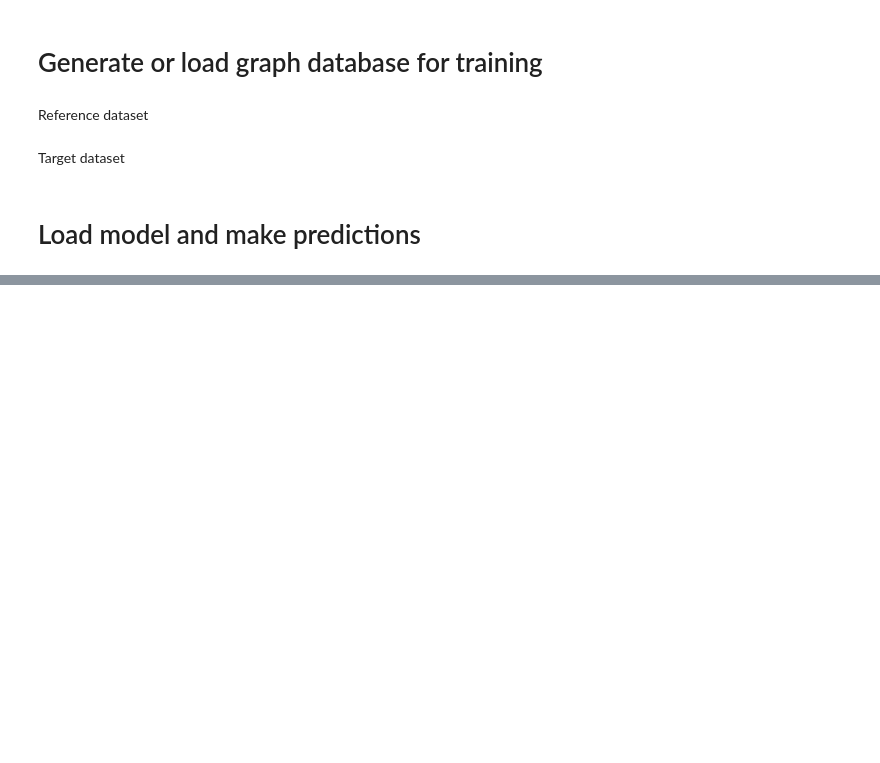
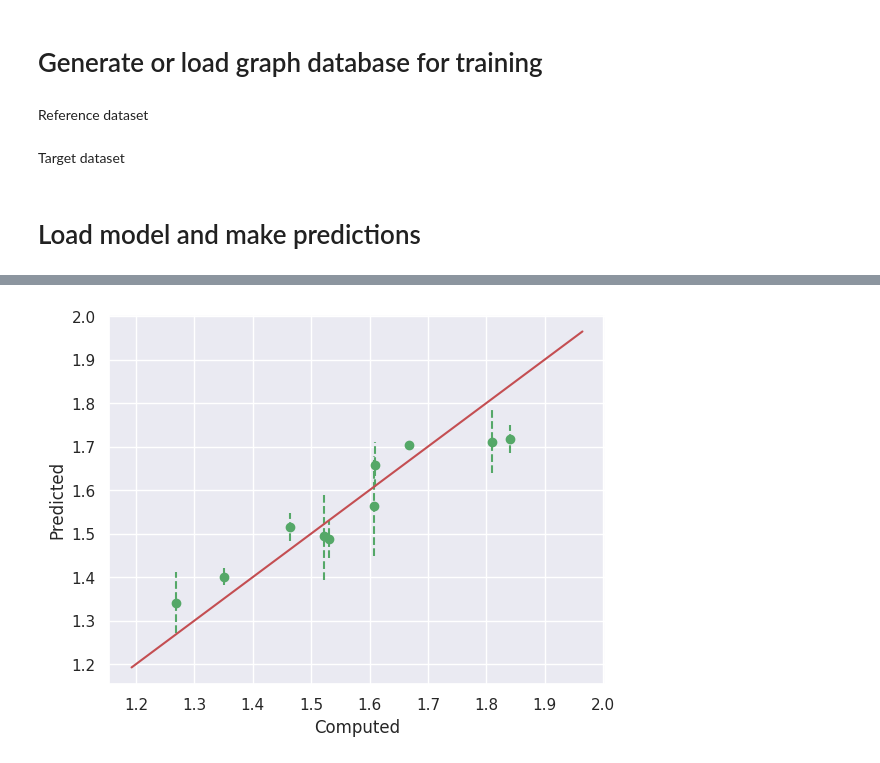
Before and after one commit to CibranLopez/CLUE, a Jupyter notebook: predict-GNN.ipynb, the cells around one changed output, grey strips where cells are left out. Cells and saved outputs as stored; diff of their text form; code cells hidden in the pictures; blank space fills up the shorter version.

```diff
--- a/predict-GNN.ipynb
+++ b/predict-GNN.ipynb
@@ -249,0 +265,8 @@ plt.show()
+# %%
+# Compute predictions with uncertainty estimation
+predictions, uncertainties, are_interpolated = clm.forward_predictions(r_dataset_std,
+                                                                       r_dataset_std,
+                                                                       model, r_std_parameters, r_uncertainty_data)
+# %%
+ground_truths = np.array([data.y.item() for data in r_dataset_std])
+ground_truths = ground_truths * r_std_parameters['target_std'] / r_std_parameters['scale'] + r_std_parameters['target_mean']
@@ -249,0 +306,26 @@ plt.show()
+# %%
+random_integers = np.random.randint(0, len(ground_truths)+1, size=10)
+random_integers
+
+ground_truths_x = ground_truths[random_integers]
+predictions_x = predictions[random_integers]
+uncertainties_x = np.abs(uncertainties)[random_integers]
+are_interpolated_x = are_interpolated[random_integers]
+
+plt.plot(ground_truths_x, predictions_x, 'og')  # Predictions
+for x, y, err in zip(ground_truths_x, predictions_x, yerr_interp):
+    plt.plot([x, x], [y - err, y + err], 'g--')  # Vertical line
+
+# Add identity line and labels
+_min_, _max_ = cld.get_min_max(
+    ground_truths_x + np.abs(uncertainties_x),
+    ground_truths_x - np.abs(uncertainties_x),
+    predictions_x
+)
+plt.plot([_min_, _max_], [_min_, _max_], '-r')  # Identity line
+plt.xlabel('Computed')
+plt.ylabel('Predicted')
+plt.savefig(f'{t_folder}/UQ-reference-prediction-comparison.pdf', dpi=50, bbox_inches='tight')
+plt.show()
+# %% [output]
+[figure, added]
```
Also changed, not shown: parts of 24 cells of this notebook, 2 other files.
